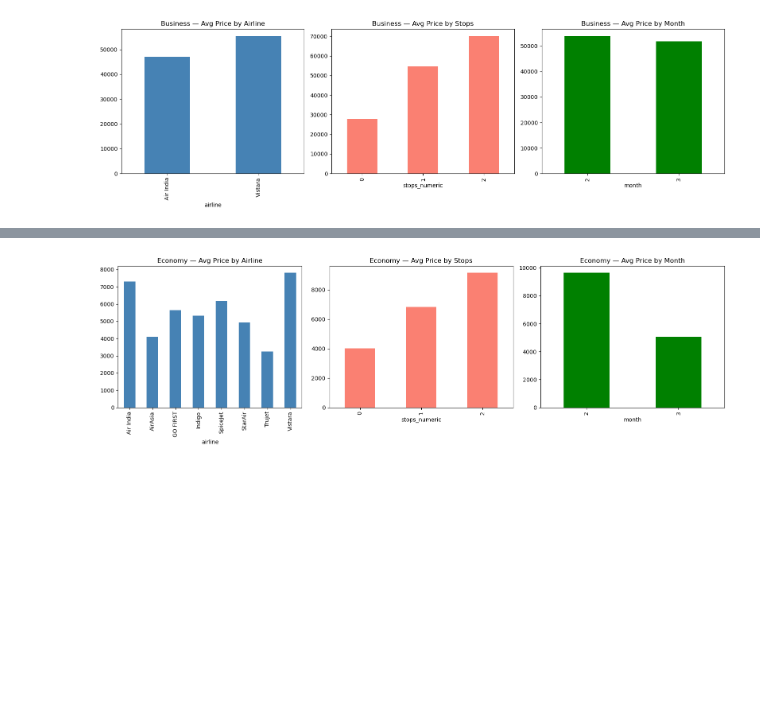
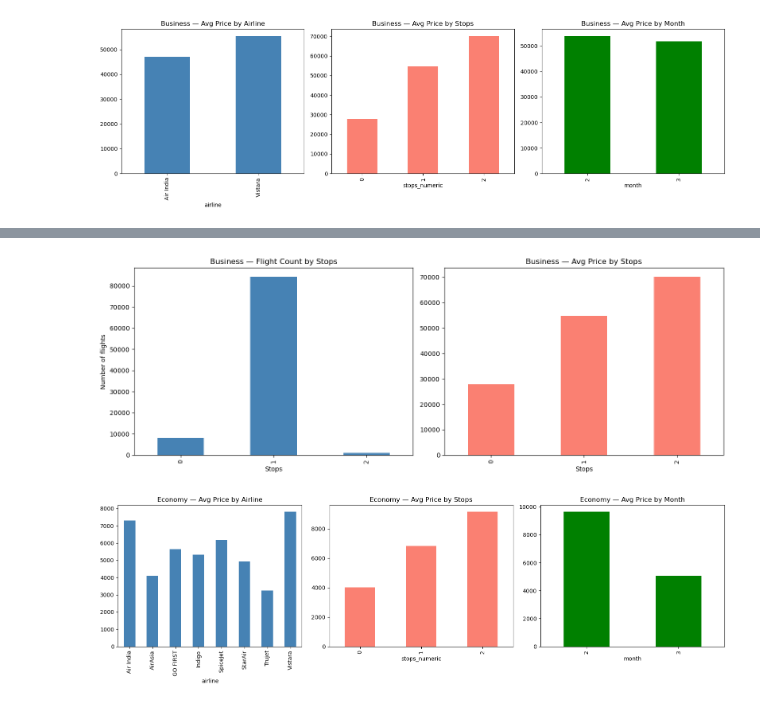
Before and after one commit to abdalrahmanalmahrouq/flight-price-predictor, a Jupyter notebook: notebooks/01_eda.ipynb, the cells around one changed output, grey strips where cells are left out. Drawn from its saved outputs; the diff is of its cells as text; code cells hidden in the pictures; blank space fills up the shorter version.

```diff
--- a/notebooks/01_eda.ipynb
+++ b/notebooks/01_eda.ipynb
@@ -480,3 +496,21 @@ plt.show()
+# %%
+fig, axes = plt.subplots(1, 2, figsize=(14, 5))
+
+# Count distribution
+business.groupby('stops_numeric').size().plot(kind='bar', ax=axes[0], color='steelblue')
+axes[0].set_title('Business — Flight Count by Stops')
+axes[0].set_xlabel('Stops')
+axes[0].set_ylabel('Number of flights')
+
+# Average price
+business.groupby('stops_numeric')['price'].mean().plot(kind='bar', ax=axes[1], color='salmon')
+axes[1].set_title('Business — Avg Price by Stops')
+axes[1].set_xlabel('Stops')
+
+plt.tight_layout()
+plt.show()
+# %% [output]
+[figure, added]
 # %%
 fig, axes = plt.subplots(1, 3, figsize=(16, 5))
 
```
Also changed, not shown: parts of 7 cells of this notebook, 24 other files.
